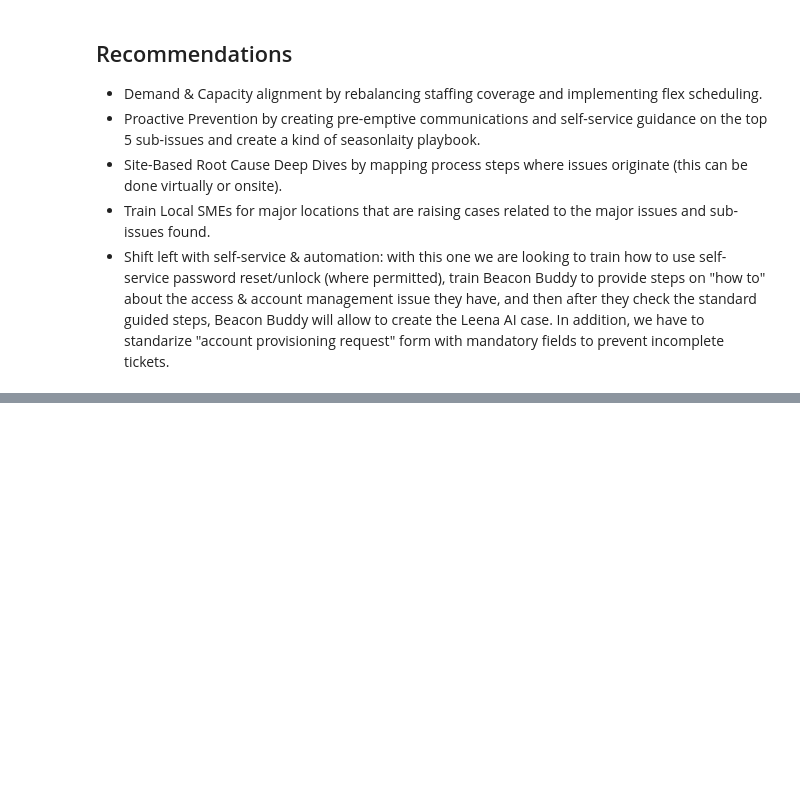
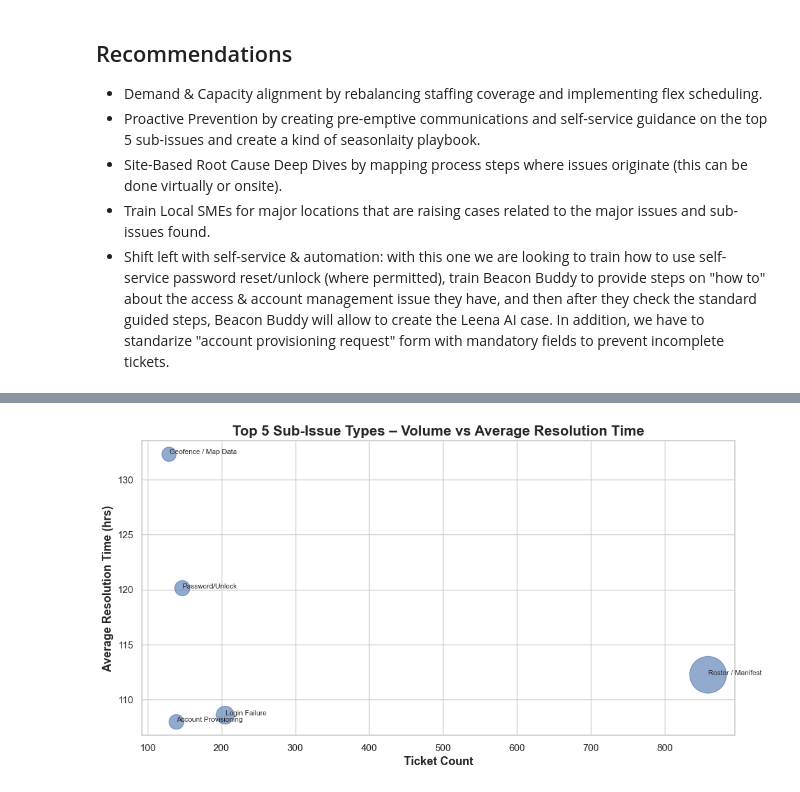
Before and after one commit to bmmartinez1993/data-analytics-portafolio, a Jupyter notebook: Python-Projects/IT-Helpdesk-EDA/notebooks/IT_Helpdesk_EDA.ipynb, the cells around one changed output, grey strips where cells are left out. Cells and saved outputs as stored; diff of their text form; code cells hidden in the pictures; blank space fills up the shorter version.

```diff
--- a/Python-Projects/IT-Helpdesk-EDA/notebooks/IT_Helpdesk_EDA.ipynb
+++ b/Python-Projects/IT-Helpdesk-EDA/notebooks/IT_Helpdesk_EDA.ipynb
@@ -698,0 +882,23 @@ plt.show()
+# %%
+sub_stats = df_top5.groupby('Sub-Issue Type').agg(
+    ticket_count=('Sub-Issue Type', 'count'),
+    avg_resolution=('Resolution Time (hrs)', 'mean')
+).reset_index()
+
+plt.figure(figsize=(12, 6))
+plt.scatter(
+    sub_stats['ticket_count'],
+    sub_stats['avg_resolution'],
+    s=sub_stats['ticket_count'] * 2,
+    alpha=0.6
+)
+
+for _, row in sub_stats.iterrows():
+    plt.text(row['ticket_count'], row['avg_resolution'], row['Sub-Issue Type'], fontsize=8)
+
+plt.xlabel('Ticket Count', fontsize=13,fontweight='bold')
+plt.ylabel('Average Resolution Time (hrs)', fontsize=13,fontweight='bold')
+plt.title('Top 5 Sub-Issue Types – Volume vs Average Resolution Time', fontsize=16,fontweight='bold')
+plt.show()
+# %% [output]
+[figure, added]
```
Also changed, not shown: parts of 17 cells of this notebook.
